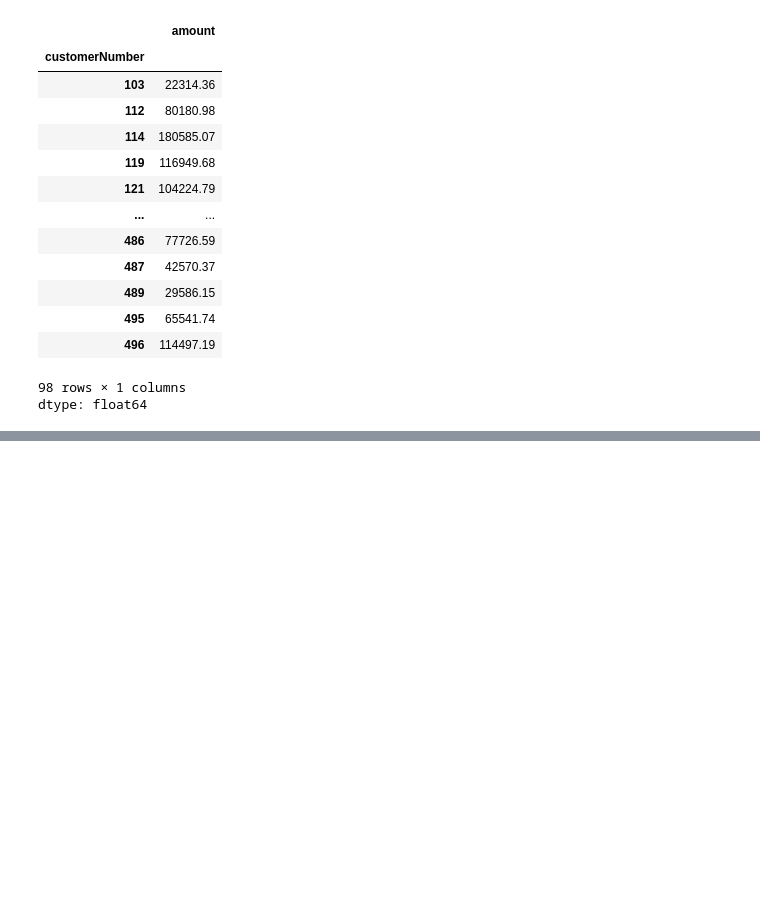
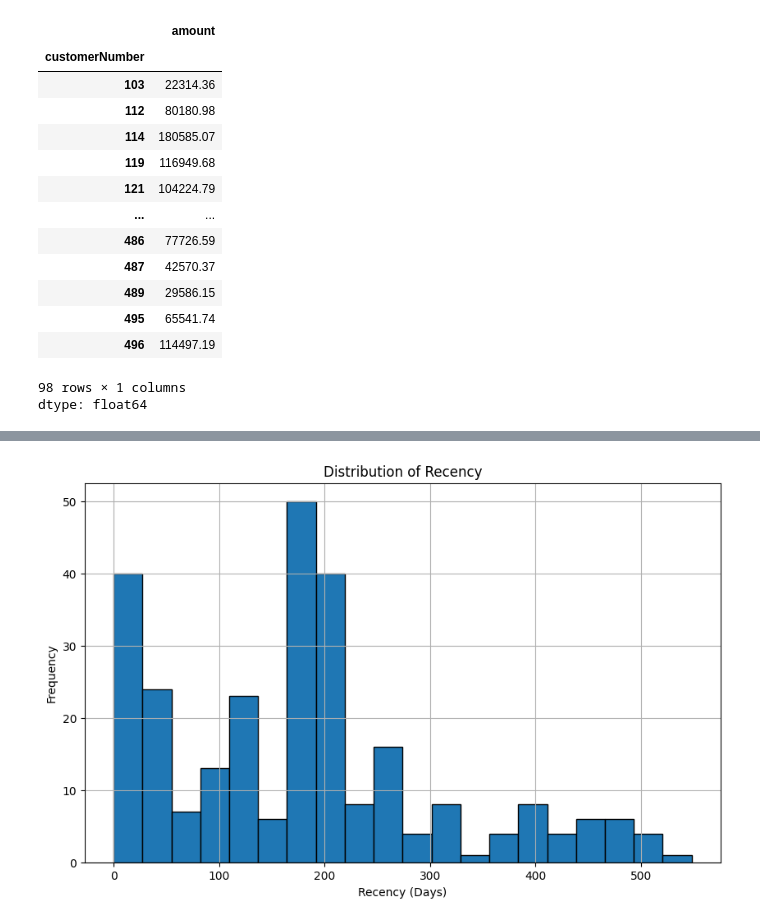
Before and after one commit to Nrashani/Amazon-Sales-Analysis-Project, a Jupyter notebook: CustomerAnalysis_Nimasha.ipynb, the cells around one changed output, grey strips where cells are left out. Cells and saved outputs as stored; diff of their text form; code cells hidden in the pictures; blank space fills up the shorter version.

```diff
--- a/CustomerAnalysis_Nimasha.ipynb
+++ b/CustomerAnalysis_Nimasha.ipynb
@@ -78,7 +73,8 @@ TypeError: unsupported operand type(s) for -: 'str' and 'str'
 # %%
-recency['paymentDate'] = pd.to_datetime(recency['paymentDate'])
+import pandas as pd
+df['paymentDate'] = pd.to_datetime(df['paymentDate'])
 reference_date = pd.to_datetime(reference_date)
-
+recency = df.groupby('customerNumber')['paymentDate'].max().reset_index()
 recency['Recency'] = reference_date - recency['paymentDate']
 recency.head()
 # %% [output]
@@ -132,0 +143,9 @@ dtype: float64
+# %%
+import pandas as pd
+import matplotlib.pyplot as plt
+df['paymentDate'] = pd.to_datetime(df['paymentDate'])
+reference_date = pd.to_datetime(reference_date)
+recency = df.groupby('customerNumber')['paymentDate'].max().reset_index()
+recency['Recency'] = reference_date - recency['paymentDate']
+df = pd.merge(df, recency[['customerNumber', 'Recency']], on='customerNumber', how='left')
+df.head()
@@ -132,0 +159,11 @@ dtype: float64
+# %%
+df['Recency'] = df['Recency'].dt.days
+plt.figure(figsize=(10, 6))  # Adjust figure size if needed
+plt.hist(df['Recency'], bins=20, edgecolor='black')  # Adjust bins as needed
+plt.title('Distribution of Recency')
+plt.xlabel('Recency (Days)')
+plt.ylabel('Frequency')
+plt.grid(True)
+plt.show()
+# %% [output]
+[figure, added]
```
Also changed, not shown: parts of 11 cells of this notebook.
